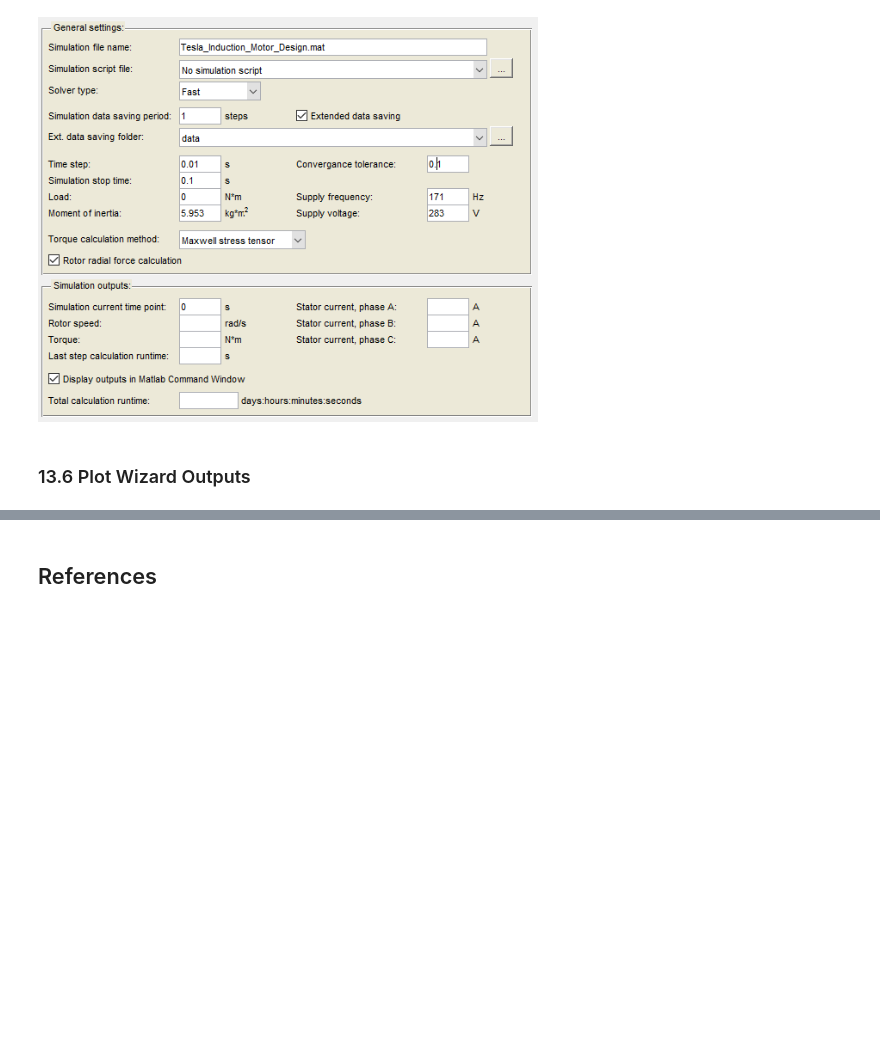
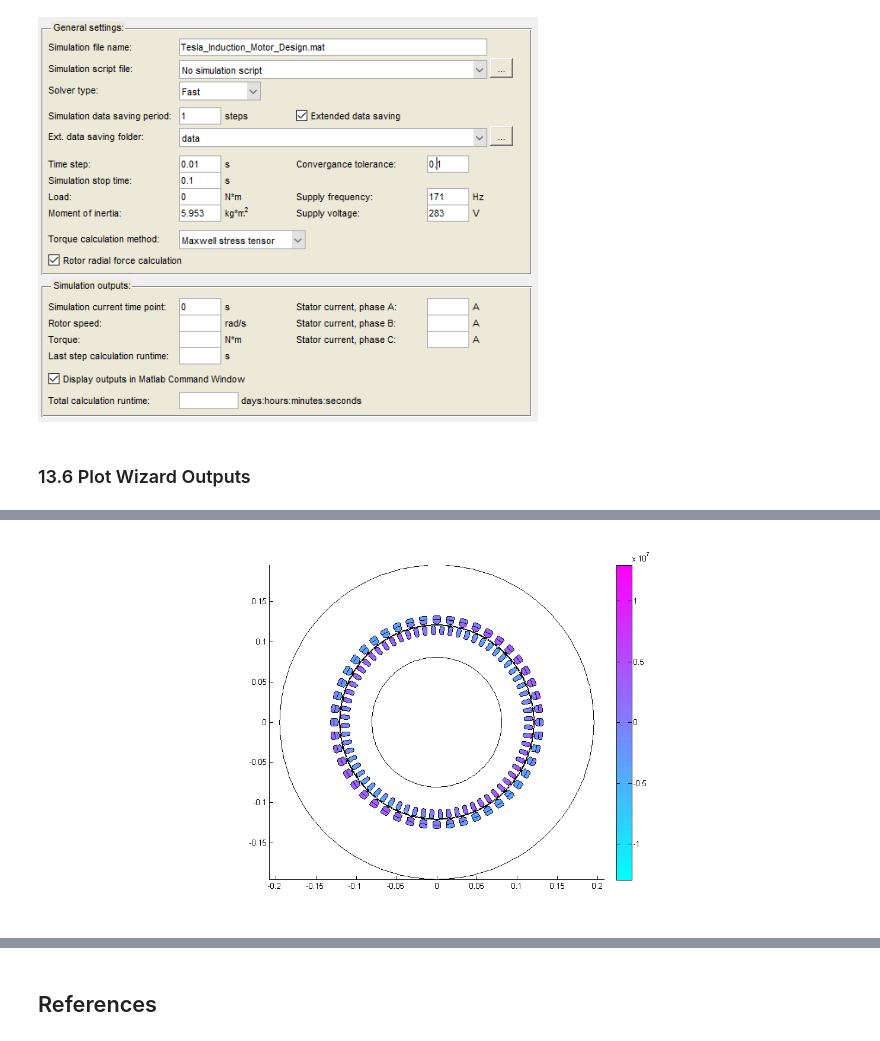
Before and after one commit to odtu/EE564, a Jupyter notebook: TESLA/Nadir/Tesla_Induction_Motor_Design.ipynb, the cells around one changed output, grey strips where cells are left out. Saved outputs shown, nothing was run; the diff lists cells and outputs as text; code cells hidden in the pictures; blank space fills up the shorter version.

```diff
--- a/TESLA/Nadir/Tesla_Induction_Motor_Design.ipynb
+++ b/TESLA/Nadir/Tesla_Induction_Motor_Design.ipynb
@@ -1002,0 +1015,4 @@ Image(filename='General Settings.png', width=500)
+# %%
+Image(filename='Current Density Distribution.png')
+# %% [output]
+[figure, added]
```
Also changed, not shown: parts of 12 cells of this notebook.
